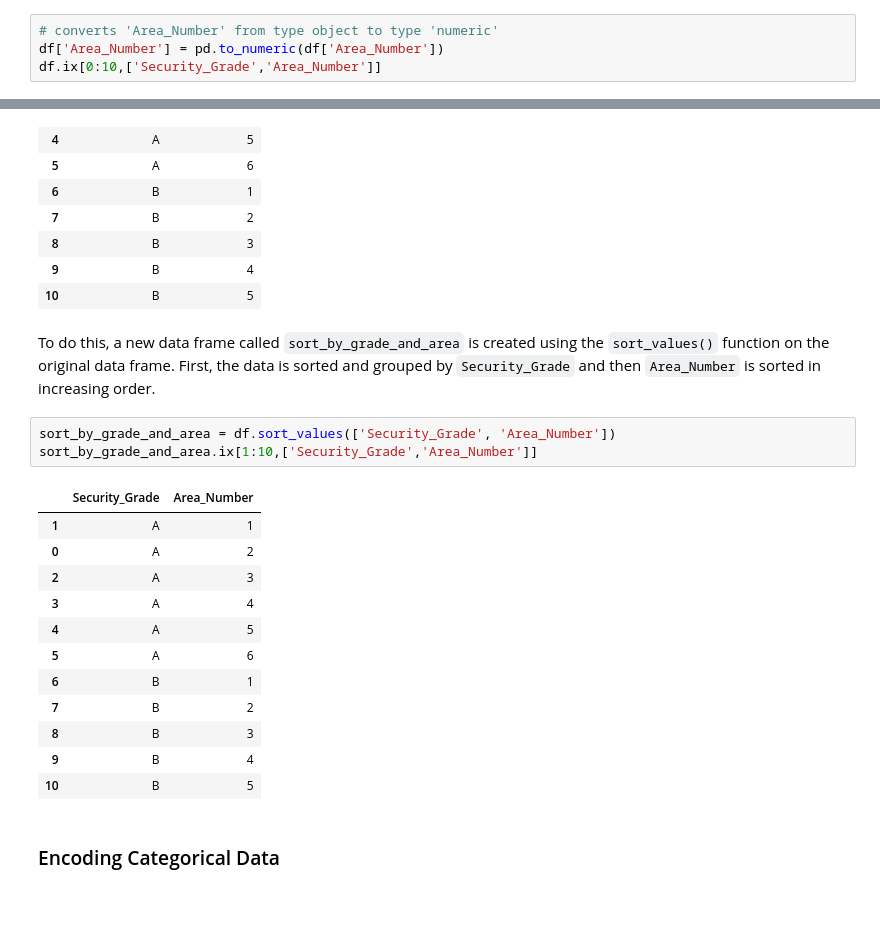
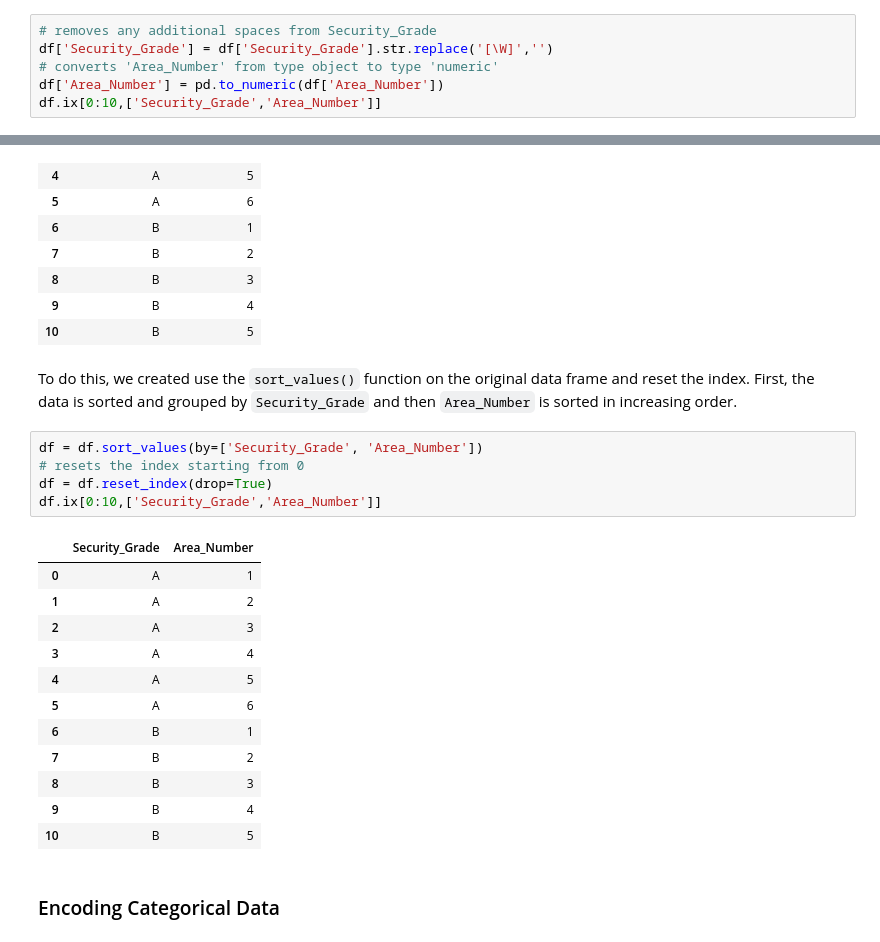
Before and after one commit to umd-cases/dcic_baltimore-notebook, a Jupyter notebook: baltimore_redlining_notebook/notebook/Baltimore .ipynb, the cells around one changed output, grey strips where cells are left out. Cells and saved outputs as stored; diff of their text form; blank space fills up the shorter version.

```diff
--- a/baltimore_redlining_notebook/notebook/Baltimore .ipynb
+++ b/baltimore_redlining_notebook/notebook/Baltimore .ipynb
@@ -505,6 +505,8 @@ Some aspects of __data manipulation__, altering data to make it easier to read o
 # %% [markdown]
 The values of `Area_Number` are out of order and we want these values to be sorted by `Security_Grade`.
 # %%
+# removes any additional spaces from Security_Grade
+df['Security_Grade'] = df['Security_Grade'].str.replace('[\W]','')
 # converts 'Area_Number' from type object to type 'numeric'
 df['Area_Number'] = pd.to_numeric(df['Area_Number'])
 df.ix[0:10,['Security_Grade','Area_Number']]
@@ -522,14 +524,16 @@ df.ix[0:10,['Security_Grade','Area_Number']]
 | 9 | B | 4 |
 | 10 | B | 5 |
 # %% [markdown]
-To do this, a new data frame called `sort_by_grade_and_area` is created using the `sort_values()` function on the original data frame. First, the data is sorted and grouped by `Security_Grade` and then `Area_Number` is sorted in increasing order.
+To do this, we created use the `sort_values()` function on the original data frame and reset the index. First, the data is sorted and grouped by `Security_Grade` and then `Area_Number` is sorted in increasing order.
 # %%
-sort_by_grade_and_area = df.sort_values(['Security_Grade', 'Area_Number'])
-sort_by_grade_and_area.ix[1:10,['Security_Grade','Area_Number']]
+df = df.sort_values(by=['Security_Grade', 'Area_Number'])
+# resets the index starting from 0
+df = df.reset_index(drop=True)
+df.ix[0:10,['Security_Grade','Area_Number']]
 # %% [output]
 |  | Security_Grade | Area_Number |
-| 1 | A | 1 |
-| 0 | A | 2 |
+| 0 | A | 1 |
+| 1 | A | 2 |
 | 2 | A | 3 |
 | 3 | A | 4 |
 | 4 | A | 5 |
```
Also changed, not shown: parts of 14 cells of this notebook.
